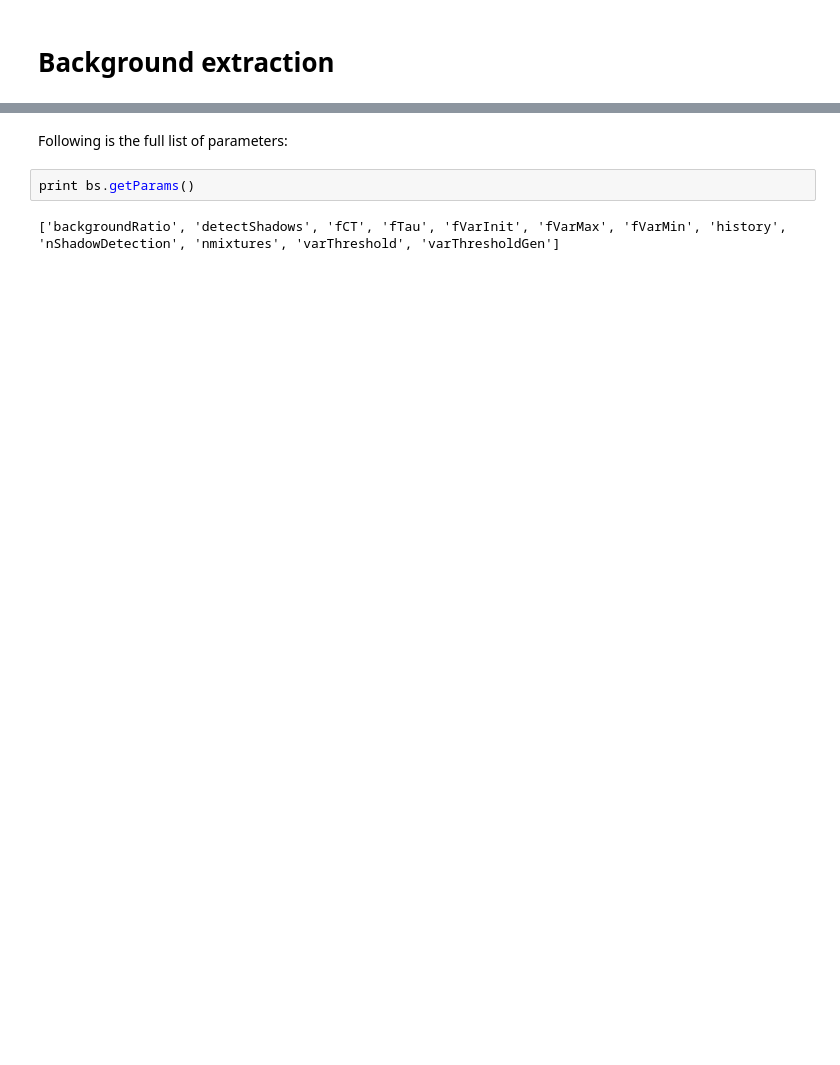
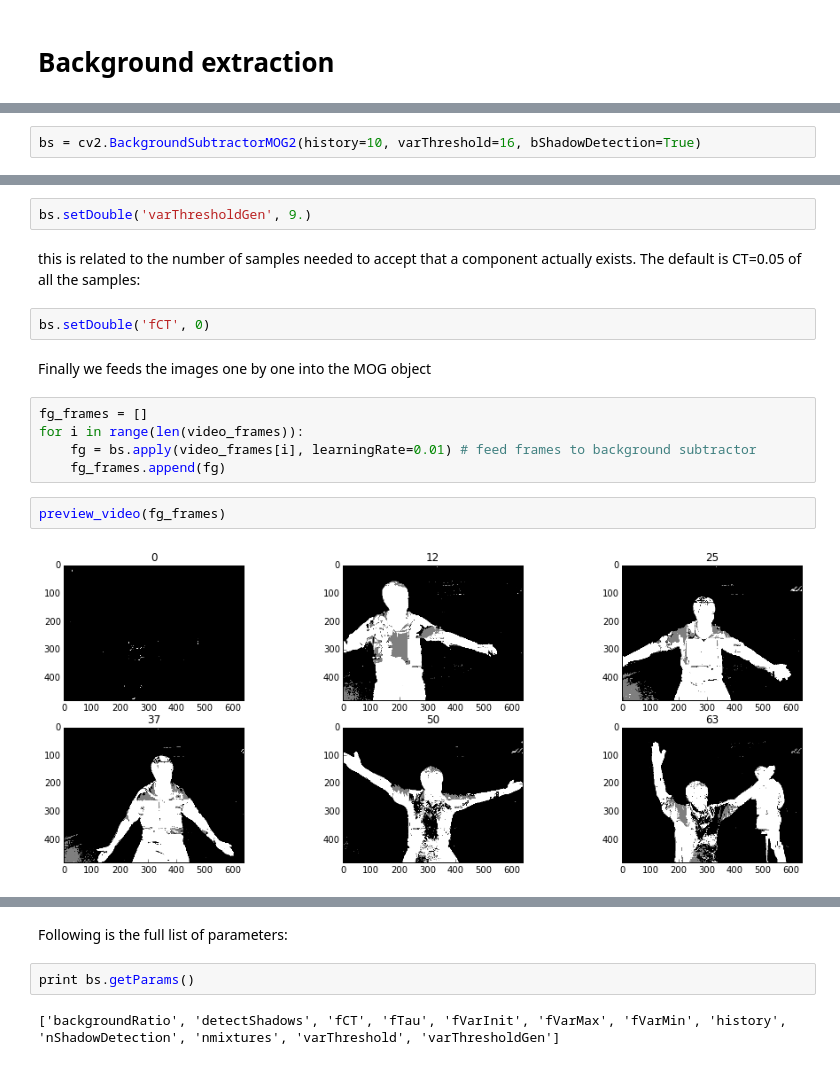
Before and after one commit to chengoldberg/xtr3d-challenge, a Jupyter notebook: notebooks/background.ipynb, the cells around one changed output, grey strips where cells are left out. Cells and saved outputs as stored; diff of their text form; blank space fills up the shorter version.

```diff
--- a/notebooks/background.ipynb
+++ b/notebooks/background.ipynb
@@ -55,0 +27,2 @@ ipywidgets.interact(show_frame, ind=(0,len(fg_frames)-1), continuous_update=Fals
+# %%
+bs = cv2.BackgroundSubtractorMOG2(history=10, varThreshold=16, bShadowDetection=True)
@@ -55,0 +39,17 @@ ipywidgets.interact(show_frame, ind=(0,len(fg_frames)-1), continuous_update=Fals
+# %%
+bs.setDouble('varThresholdGen', 9.)
+# %% [markdown]
+this is related to the number of samples needed to accept that a component actually exists. The default is CT=0.05 of all the samples:
+# %%
+bs.setDouble('fCT', 0)
+# %% [markdown]
+Finally we feeds the images one by one into the MOG object
+# %%
+fg_frames = []
+for i in range(len(video_frames)):
+    fg = bs.apply(video_frames[i], learningRate=0.01) # feed frames to background subtractor
+    fg_frames.append(fg)
+# %%
+preview_video(fg_frames)
+# %% [output]
+[figure, added]
```
Also changed, not shown: parts of 14 cells of this notebook.
